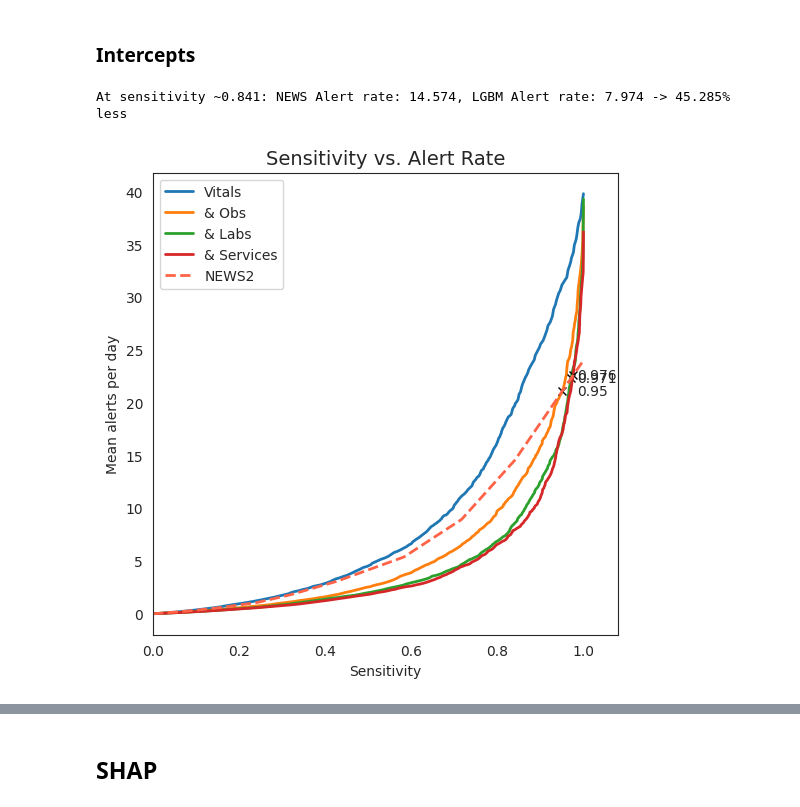
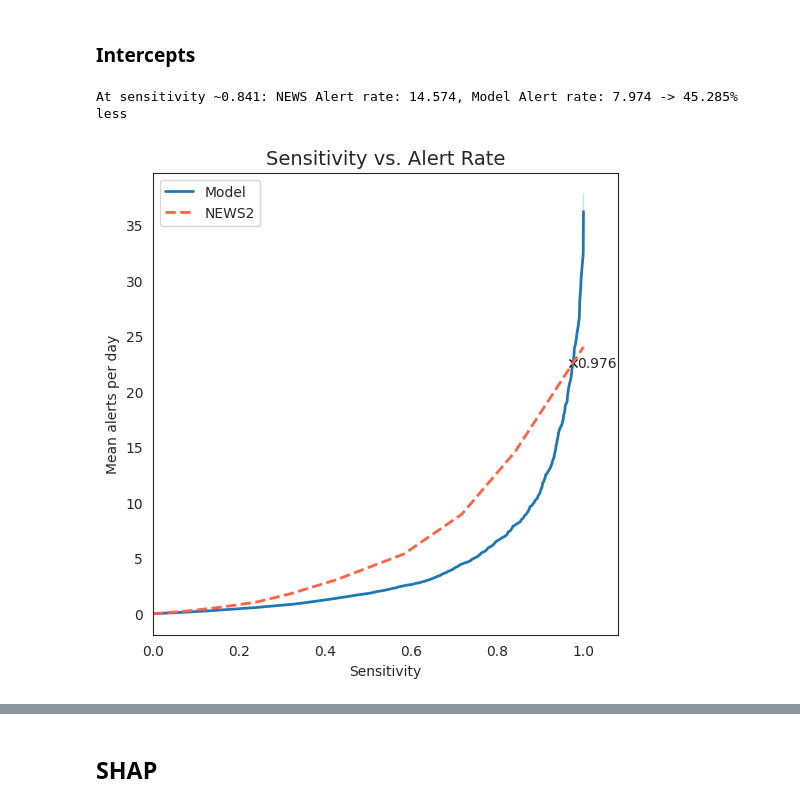
Before and after one commit to steliosbl/acute-care-pathways, a Jupyter notebook: shallow_classifiers.ipynb, the cells around one changed output, grey strips where cells are left out. Drawn from its saved outputs; the diff is of its cells as text; code cells hidden in the pictures.

```diff
--- a/shallow_classifiers.ipynb
+++ b/shallow_classifiers.ipynb
@@ -95,7 +96,7 @@ from sklearn.calibration import CalibratedClassifierCV
 import optuna
 from acd_experiment.systematic_comparison import get_xy, PipelineFactory
 
-def run_pretuned(sal, estimator_name, feature_group_name, cv_jobs=4, explain_models=['LightGBM', 'L2Regression']):
+def run_pretuned(sal, estimator_name, feature_group_name, cv_jobs=4, explain_models=['LightGBM', 'L2Regression'], feature_columns=None, outcome_within=1):
     params = optuna.load_study(
         study_name =f'{estimator_name}_None_Within-1_{FEATURE_GROUP_CORRESPONDENCE[feature_group_name]}', storage=f'sqlite:///{Notebook.SYSTEMATIC_COMPARISON_DIR}/{estimator_name}.db'
     ).best_params
@@ -105,11 +106,12 @@ def run_pretuned(sal, estimator_name, feature_group_name, cv_jobs=4, explain_mod
     with warnings.catch_warnings():
         warnings.simplefilter("ignore")
         X, y = SalfordAdapter(sal).xy(
-            x=SalfordCombinations[feature_group_name],
+            x=feature_columns or SalfordCombinations[feature_group_name],
             imputation = estimator._requirements['imputation'],
             fillna = estimator._requirements['fillna'],
             ordinal_encoding = estimator._requirements['ordinal'],
-            onehot_encoding = estimator._requirements['onehot']
+            onehot_encoding = estimator._requirements['onehot'],
+            outcome_within=outcome_within
         )
     X_train, y_train = SalfordAdapter(X.loc[SAL_TRAIN_IDX]), y.loc[SAL_TRAIN_IDX].values
 
@@ -131,15 +133,13 @@ def run_pretuned(sal, estimator_name, feature_group_name, cv_jobs=4, explain_mod
             model, X_train, SalfordAdapter(X.loc[SAL_TEST_IDX]), cv_jobs=cv_jobs
         )
 
-        return y_pred_proba, y_pred_proba_unseen, explanations, model
-
-    return y_pred_proba, y_pred_proba_unseen
+    return y_pred_proba, y_pred_proba_unseen, explanations, model
 
 if Notebook.RE_DERIVE:
     RESULTS = {}
     for estimator_name, feature_group_name in (pbar := tqdm(STUDY_GRID)):
         pbar.set_description(f'Training {estimator_name} on {feature_group_name}')
-        RESULTS[(estimator_name, feature_group_name)] = run_pretuned(SAL, estimator_name, feature_group_name)
+        RESULTS[(PRETTY_PRINT_ESTIMATORS[estimator_name], PRETTY_PRINT_FEATURE_GROUPS[feature_group_name])] = run_pretuned(SAL, estimator_name, feature_group_name)
 
         with open(Notebook.CACHE_DIR/'shallow_results_2.bin', 'wb') as file:
             pickle.dump(RESULTS, file)
@@ -491,27 +792,26 @@ pr_and_alertrate_curves_estimator(
 # %%
 from transformer_experiment.utils.plots import plot_alert_rate, biggest_alert_rate_diff
 
-def plot_alert_rate_with_intercepts(y_preds, estimator='LightGBM'):
-    y_preds = estimator_y_preds_across_feature_groups(y_preds, estimator)
-
+def plot_alert_rate_with_intercepts(y_preds):
     y_true = Y_TRUES['Complete']
     baseline_news = {'NEWS2': SAL.loc[y_true.index].NEWS_Score_Admission}
 
     plot_alert_rate(
-        y_true, y_preds | baseline_news, TEST_SET_N_DAYS,
+        y_true, {'Model': y_preds} | baseline_news, TEST_SET_N_DAYS,
         intercepts=True, baseline_key='NEWS2',
     )
 
     sensitivity, news_rate, lgbm_rate = biggest_alert_rate_diff(
-        y_true, baseline_news['NEWS2'], y_preds['& Services'], TEST_SET_N_DAYS,
+        y_true, baseline_news['NEWS2'], y_preds, TEST_SET_N_DAYS,
     )
 
     print(
-        f"At sensitivity ~{sensitivity:.3f}: NEWS Alert rate: {news_rate:.3f}, LGBM Alert rate: {lgbm_rate:.3f} -> {100-(lgbm_rate*100/news_rate):.3f}% less"
+        f"At sensitivity ~{sensitivity:.3f}: NEWS Alert rate: {news_rate:.3f}, Model Alert rate: {lgbm_rate:.3f} -> {100-(lgbm_rate*100/news_rate):.3f}% less"
     )
 
-
-plot_alert_rate_with_intercepts(RESULTS)
+plot_alert_rate_with_intercepts(
+    estimator_y_preds_across_feature_groups(RESULTS, 'LightGBM')['& Services']
+)
 # %% [output]
-At sensitivity ~0.841: NEWS Alert rate: 14.574, LGBM Alert rate: 7.974 -> 45.285% less
+At sensitivity ~0.841: NEWS Alert rate: 14.574, Model Alert rate: 7.974 -> 45.285% less
-[figure, old version]
+[figure, new version]
```
Also changed, not shown: parts of 53 cells of this notebook, 14 other files.
